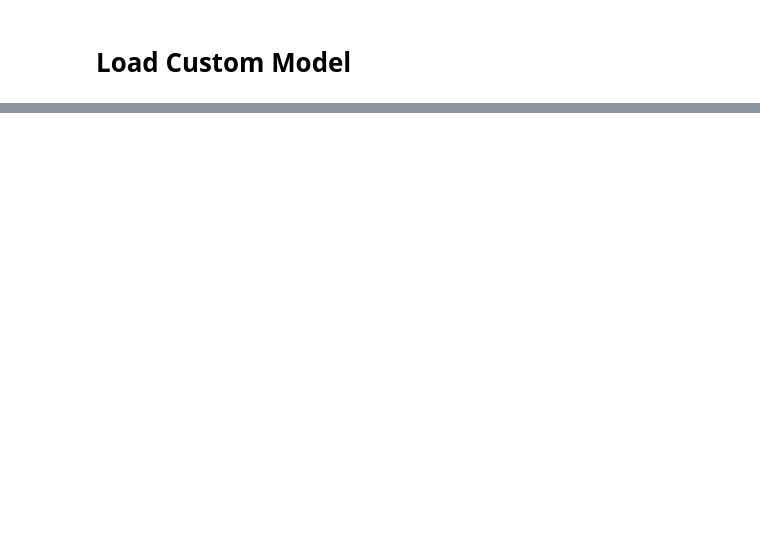
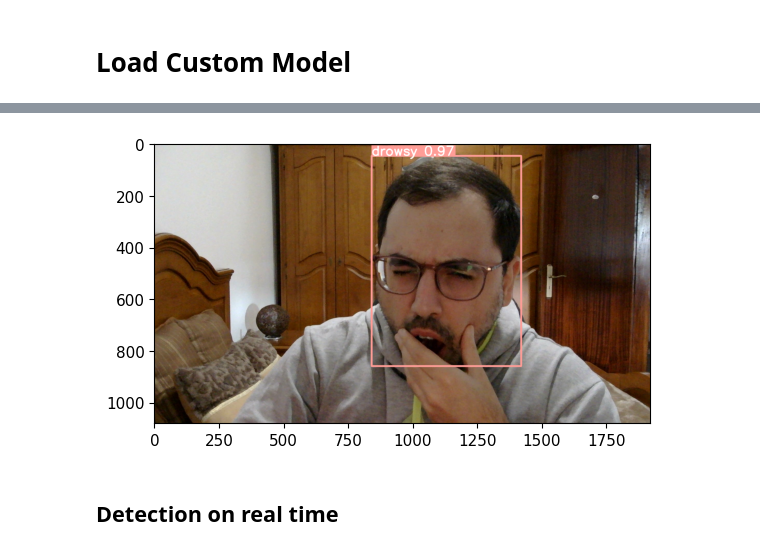
Before and after one commit to Francisc17/Drowsiness-Detection, a Jupyter notebook: drowsiness_detection.ipynb, the cells around one changed output, grey strips where cells are left out. Saved outputs shown, nothing was run; the diff lists cells and outputs as text; code cells hidden in the pictures; blank space fills up the shorter version.

```diff
--- a/drowsiness_detection.ipynb
+++ b/drowsiness_detection.ipynb
@@ -212 +301,13 @@ Adding AutoShape...
+# %%
+# Test model on drowsy
+
+results = model(img_test2)
+
+%matplotlib inline
+plt.imshow(np.squeeze(results.render()))
+plt.show()
+# %% [output]
+[figure, added]
+# %% [markdown]
+## Detection on real time
 # %%
```
Also changed, not shown: parts of 43 cells of this notebook.
